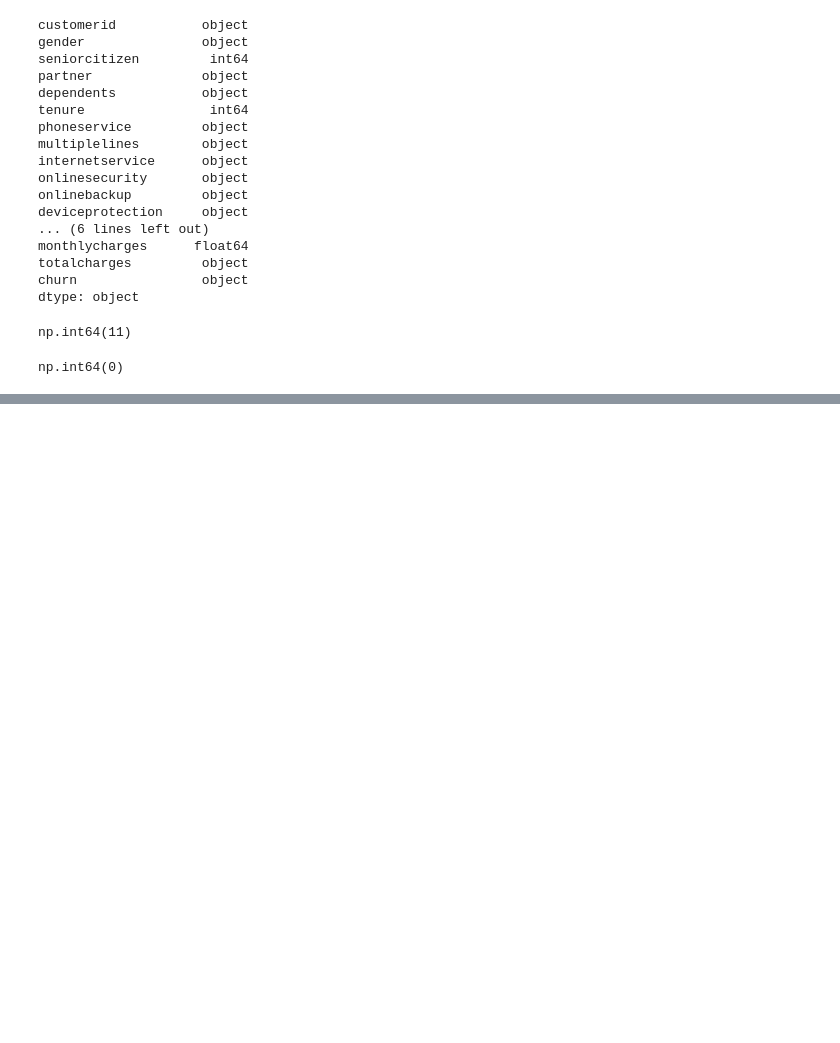
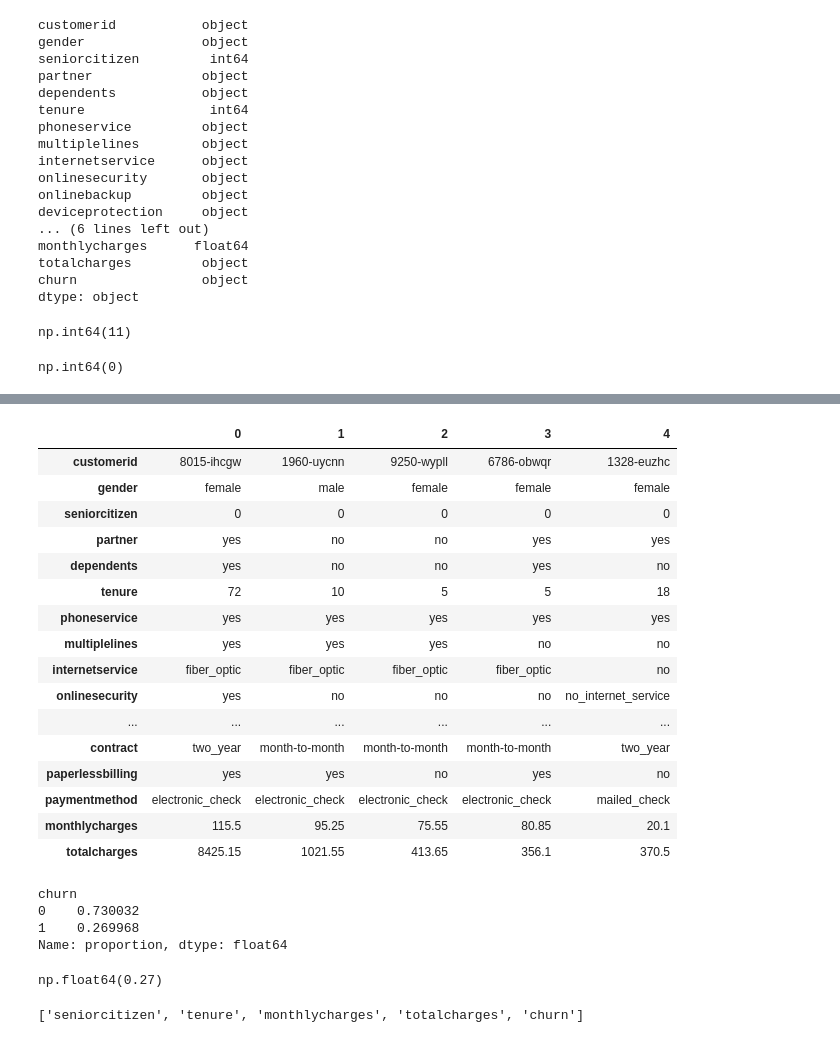
Before and after one commit to FerFilho23/Machine-Learning, a Jupyter notebook: datatalks/module-3/churn-prediction.ipynb, the cells around one changed output, grey strips where cells are left out. Saved outputs shown, nothing was run; the diff lists cells and outputs as text; code cells hidden in the pictures; blank space fills up the shorter version.

```diff
--- a/datatalks/module-3/churn-prediction.ipynb
+++ b/datatalks/module-3/churn-prediction.ipynb
@@ -157,0 +164,3 @@ Name: churn, Length: 7043, dtype: int64
+# %%
+df_train, df_validation = train_test_split(df_fulltrain, test_size=0.25, random_state=1)
+print(df_train.shape, df_validation.shape)
@@ -157,0 +203,38 @@ Name: churn, Length: 7043, dtype: int64
+# %%
+df_train.reset_index(drop=True).head().T
+# %% [output]
+|  | 0 | 1 | 2 | 3 | 4 |
+| customerid | 8015-ihcgw | 1960-uycnn | 9250-wypll | 6786-obwqr | 1328-euzhc |
+| gender | female | male | female | female | female |
+| seniorcitizen | 0 | 0 | 0 | 0 | 0 |
+| partner | yes | no | no | yes | yes |
+| dependents | yes | no | no | yes | no |
+| tenure | 72 | 10 | 5 | 5 | 18 |
+| phoneservice | yes | yes | yes | yes | yes |
+| multiplelines | yes | yes | yes | no | no |
+| internetservice | fiber_optic | fiber_optic | fiber_optic | fiber_optic | no |
+| onlinesecurity | yes | no | no | no | no_internet_service |
+| ... | ... | ... | ... | ... | ... |
+| contract | two_year | month-to-month | month-to-month | month-to-month | two_year |
+| paperlessbilling | yes | yes | no | yes | no |
+| paymentmethod | electronic_check | electronic_check | electronic_check | electronic_check | mailed_check |
+| monthlycharges | 115.5 | 95.25 | 75.55 | 80.85 | 20.1 |
+| totalcharges | 8425.15 | 1021.55 | 413.65 | 356.1 | 370.5 |
+# %%
+# Check for class imbalance in churn rate
+df_fulltrain.churn.value_counts(normalize=True)
+# %% [output]
+churn
+0    0.730032
+1    0.269968
+Name: proportion, dtype: float64
+# %%
+global_churn_rate = df_fulltrain.churn.mean()
+round(global_churn_rate, 2)
+# %% [output]
+np.float64(0.27)
+# %%
+# Identify numerical columns
+list(df_fulltrain.dtypes[df_fulltrain.dtypes != 'object'].index)
+# %% [output]
+['seniorcitizen', 'tenure', 'monthlycharges', 'totalcharges', 'churn']
```
Also changed, not shown: parts of 29 cells of this notebook.
